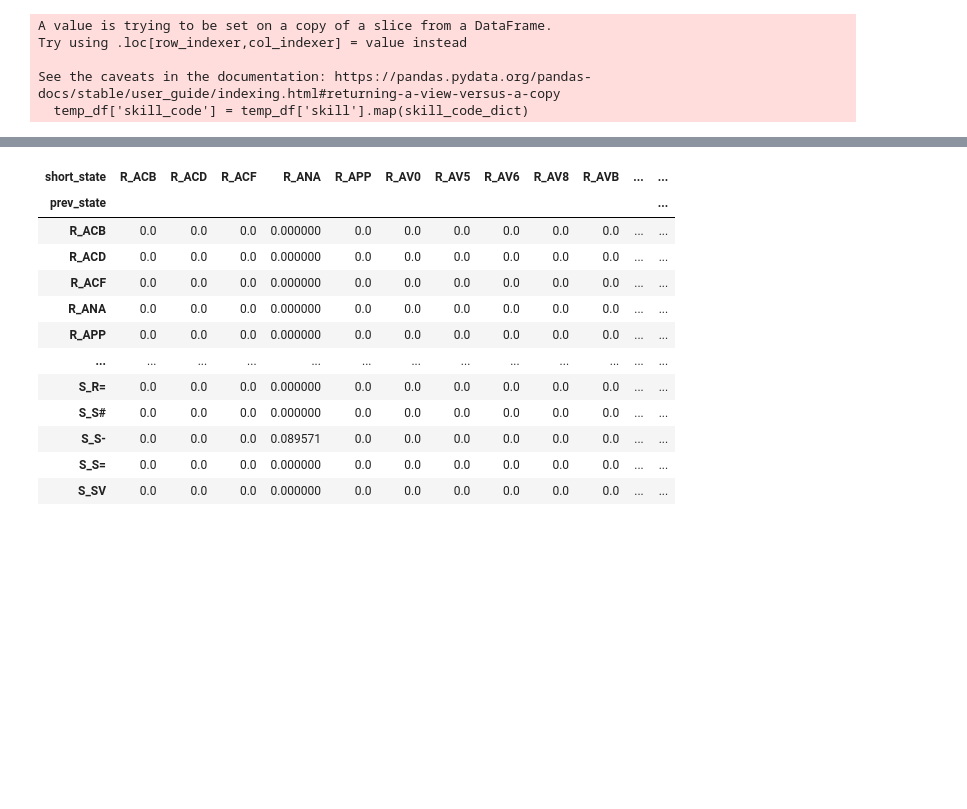
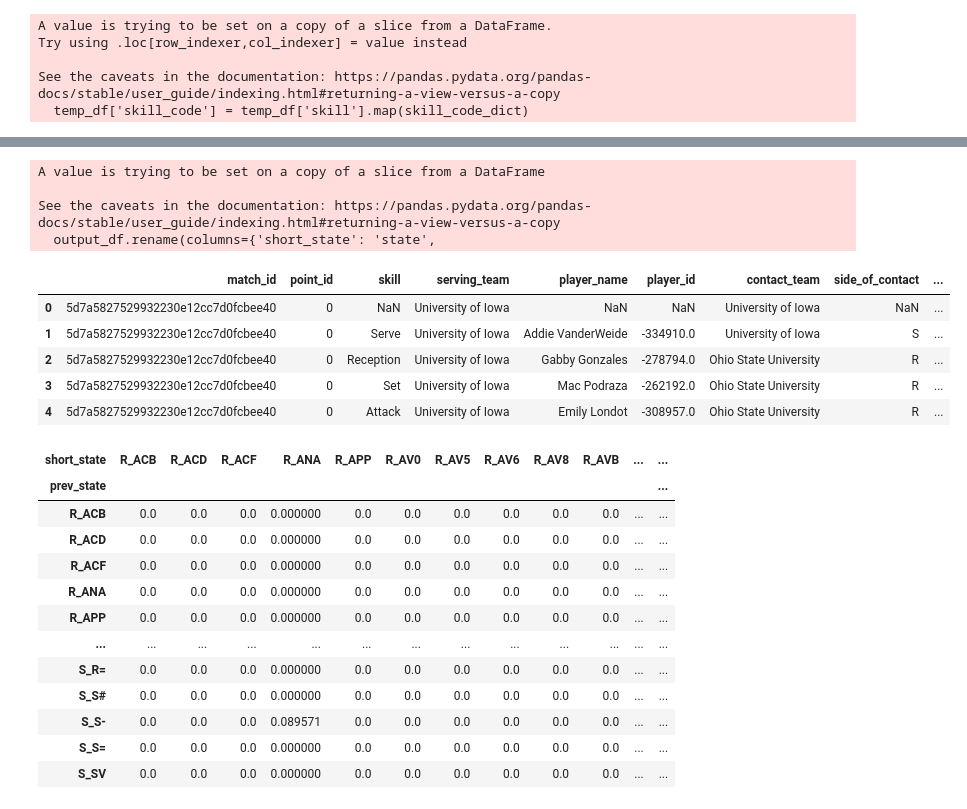
Before and after one commit to AndyZ-CYC/Volleyball_Project, a Jupyter notebook: New_Transition_Matrix_State.ipynb, the cells around one changed output, grey strips where cells are left out. Drawn from its saved outputs; the diff is of its cells as text; code cells hidden in the pictures; blank space fills up the shorter version.

```diff
--- a/New_Transition_Matrix_State.ipynb
+++ b/New_Transition_Matrix_State.ipynb
@@ -143,0 +144,19 @@ state_df
+# %%
+state_cols = ['match_id', 'point_id', 'skill', 'serving_team', 'player_name', 'player_id',
+              'team', 'side', 'point', 'prev_state', 'short_state']
+output_df = state_df[state_cols]
+output_df.rename(columns={'short_state': 'state',
+                          'team': 'contact_team',
+                          'side': 'side_of_contact'}, inplace=True)
+output_df.head(5)
+# %% [output]
+A value is trying to be set on a copy of a slice from a DataFrame
+
+See the caveats in the documentation: https://pandas.pydata.org/pandas-docs/stable/user_guide/indexing.html#returning-a-view-versus-a-copy
+  output_df.rename(columns={'short_state': 'state',
+|  | match_id | point_id | skill | serving_team | player_name | player_id | contact_team | side_of_contact | ... |
+| 0 | 5d7a5827529932230e12cc7d0fcbee40 | 0 | NaN | University of Iowa | NaN | NaN | University of Iowa | NaN | ... |
+| 1 | 5d7a5827529932230e12cc7d0fcbee40 | 0 | Serve | University of Iowa | Addie VanderWeide | -334910.0 | University of Iowa | S | ... |
+| 2 | 5d7a5827529932230e12cc7d0fcbee40 | 0 | Reception | University of Iowa | Gabby Gonzales | -278794.0 | Ohio State University | R | ... |
+| 3 | 5d7a5827529932230e12cc7d0fcbee40 | 0 | Set | University of Iowa | Mac Podraza | -262192.0 | Ohio State University | R | ... |
+| 4 | 5d7a5827529932230e12cc7d0fcbee40 | 0 | Attack | University of Iowa | Emily Londot | -308957.0 | Ohio State University | R | ... |
```
Also changed, not shown: parts of 6 cells of this notebook, 2 other files.
